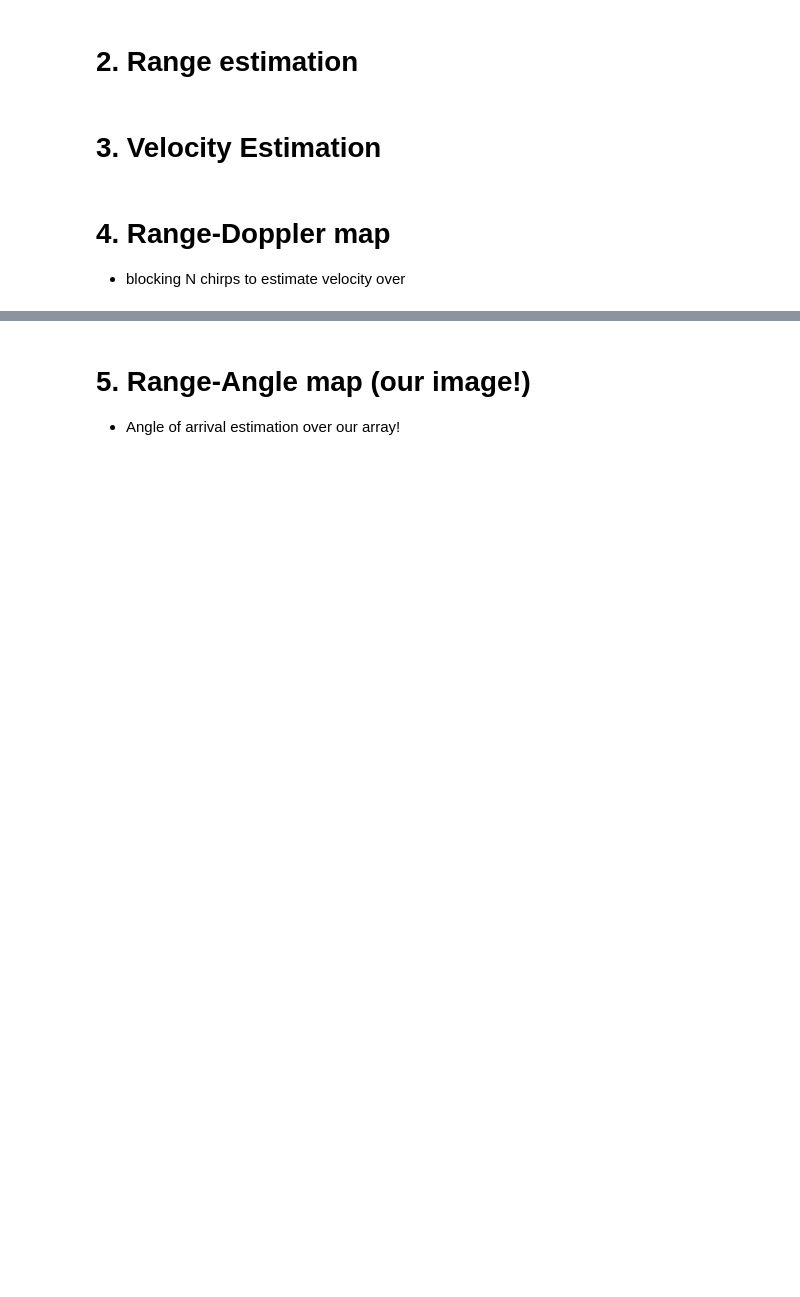
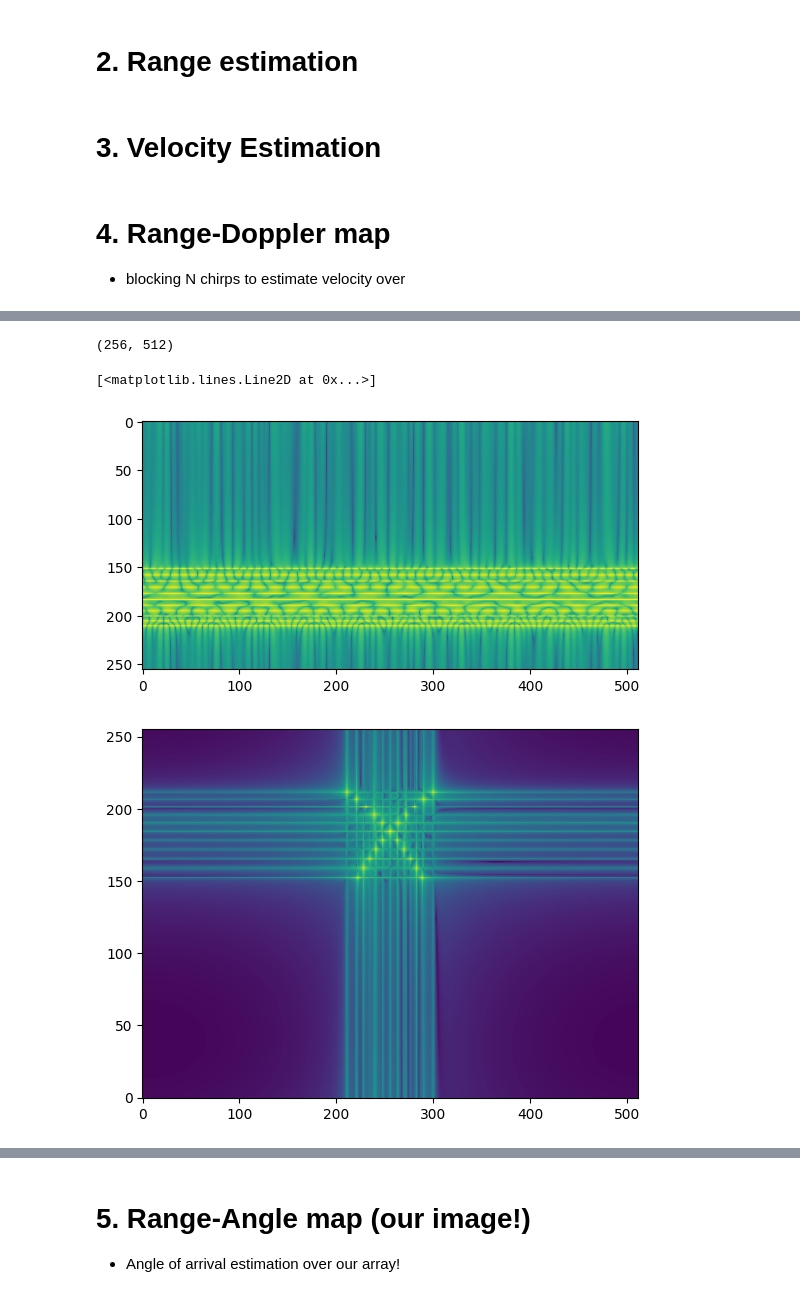
Before and after one commit to austinjtravis/radar_learning, a Jupyter notebook: 4_fmcw_imaging/fmcw.ipynb, the cells around one changed output, grey strips where cells are left out. Saved outputs shown, nothing was run; the diff lists cells and outputs as text; code cells hidden in the pictures; blank space fills up the shorter version.

```diff
--- a/4_fmcw_imaging/fmcw.ipynb
+++ b/4_fmcw_imaging/fmcw.ipynb
@@ -179,26 +230,32 @@ print(R[r])
 # %%
 ref_ang = sig[0, :, :, 0].T
 print(ref_ang.shape)
 range_fft = np.fft.fftshift(np.fft.fft(ref_ang, axis=0), axes=0)
 
 def db(x):
     return 20 * np.log10(np.abs(x))
 
 plt.figure()
 plt.imshow(db(range_fft))
 
 angle_fft = np.fft.fftshift(np.fft.fft(range_fft, axis=1), axes=1)
 plt.figure()
 plt.imshow(
-    db(angle_fft),
-    aspect='auto'
+    db(angle_fft[:, ::-1]),  # Reverse just for plotting purposes so azimuth lines up with our perspective
+    aspect='auto',
+    origin='lower'
 )
-plt.ylim([0, 50])
+# plt.ylim([0, 50])
 
 r, c = np.unravel_index(
     np.argmax(np.abs(range_fft).flatten()),
     range_fft.shape
 )
 az_cut = range_fft[:, c]
 plt.figure()
 plt.plot(np.unwrap(np.angle(az_cut)))
+# %% [output]
+(256, 512)
+[<matplotlib.lines.Line2D at 0x...>]
+[figure, added]
+[figure, added]
```
Also changed, not shown: parts of 9 cells of this notebook.
